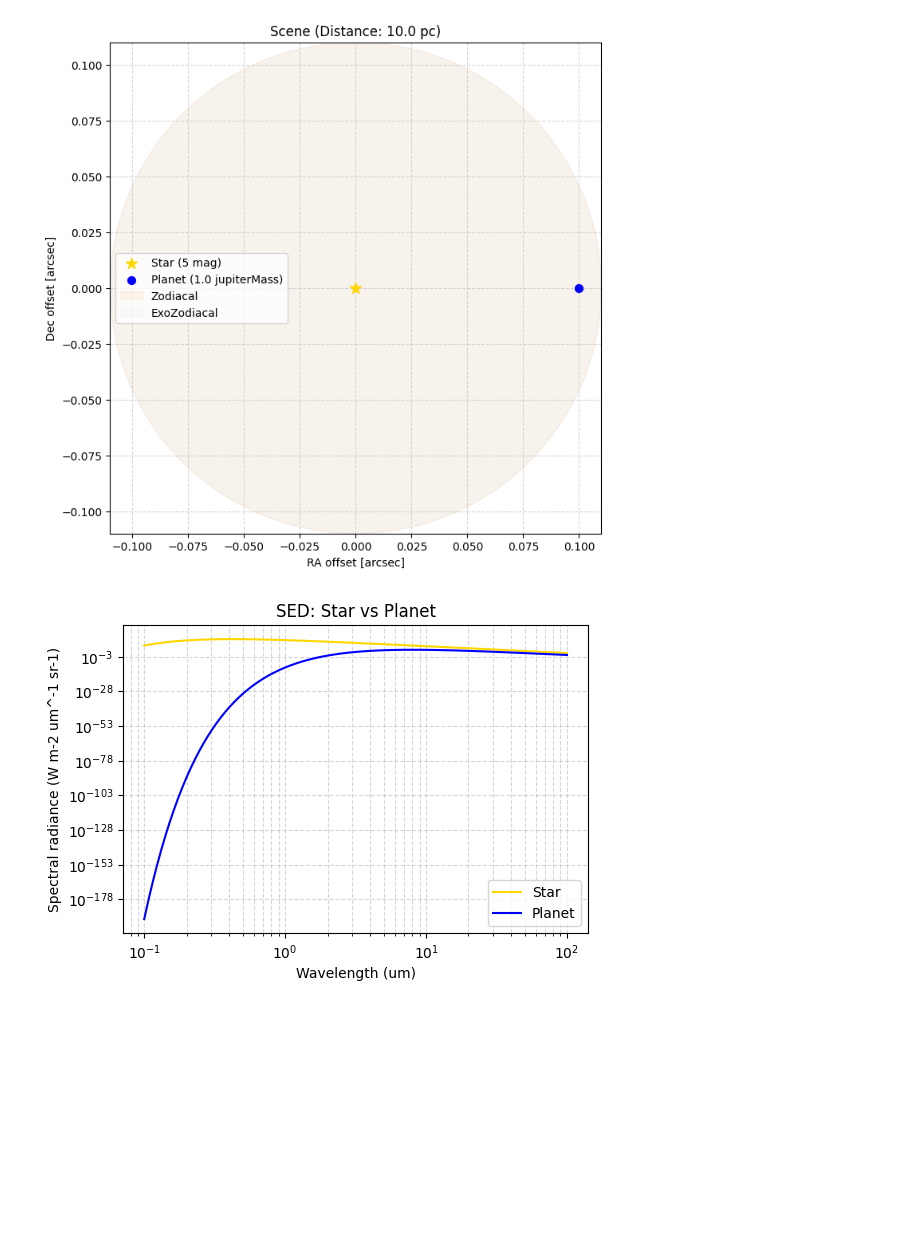
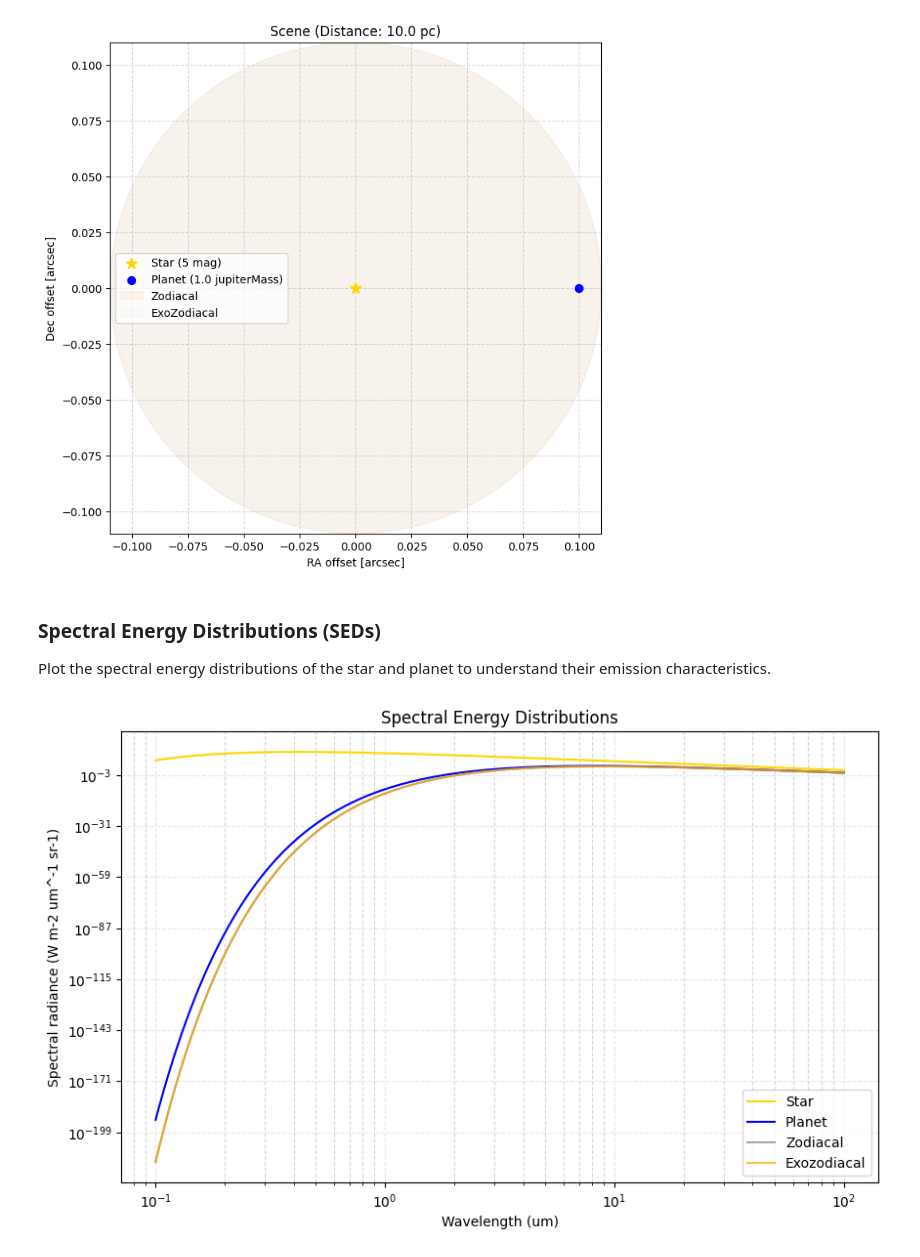
Before and after one commit to VForiel/HELIOS, a Jupyter notebook: examples/demo.ipynb, the cells around one changed output. Cells and saved outputs as stored; diff of their text form; code cells hidden in the pictures; blank space fills up the shorter version.

```diff
--- a/examples/demo.ipynb
+++ b/examples/demo.ipynb
@@ -38,11 +44,19 @@ scene.plot()
 plt.show()
 # %% [output]
 [figure]
+# %% [markdown]
+### Spectral Energy Distributions (SEDs)
+Plot the spectral energy distributions of the star and planet to understand their emission characteristics.
 # %%
-# Plot SEDs for star and planet using the new helper
-ax = star.plot_sed(color='gold', label='Star', )
+# Plot SEDs for star and planet
+fig, ax = plt.subplots(figsize=(10, 6))
+ax = star.plot_sed(ax=ax, color='gold', label='Star')
 ax = planet.plot_sed(ax=ax, color='blue', label='Planet')
-ax.set_title('SED: Star vs Planet')
+ax = zodi.plot_sed(ax=ax, color='gray', label='Zodiacal', alpha=0.7)
+ax = exozodi.plot_sed(ax=ax, color='orange', label='Exozodiacal', alpha=0.7)
+ax.set_title('Spectral Energy Distributions')
+ax.legend()
+ax.grid(True, alpha=0.3)
 plt.show()
 # %% [output]
-[figure, old version]
+[figure, new version]
```
Also changed, not shown: parts of 31 cells of this notebook, 8 other files.
